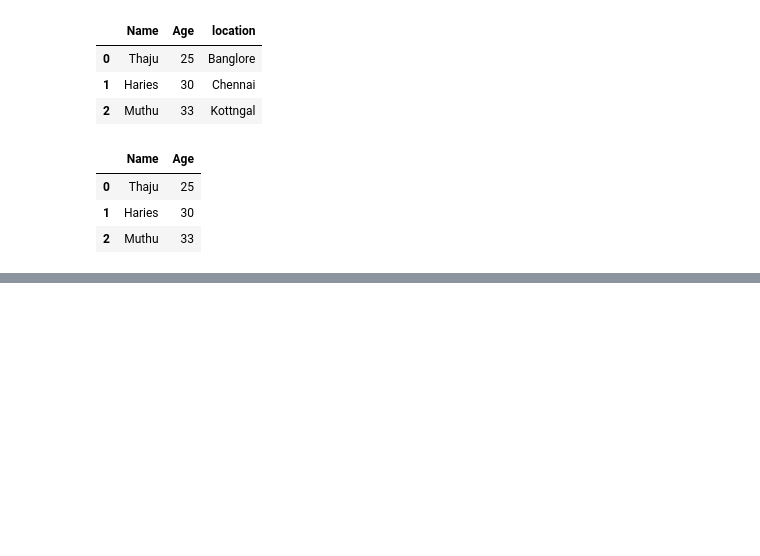
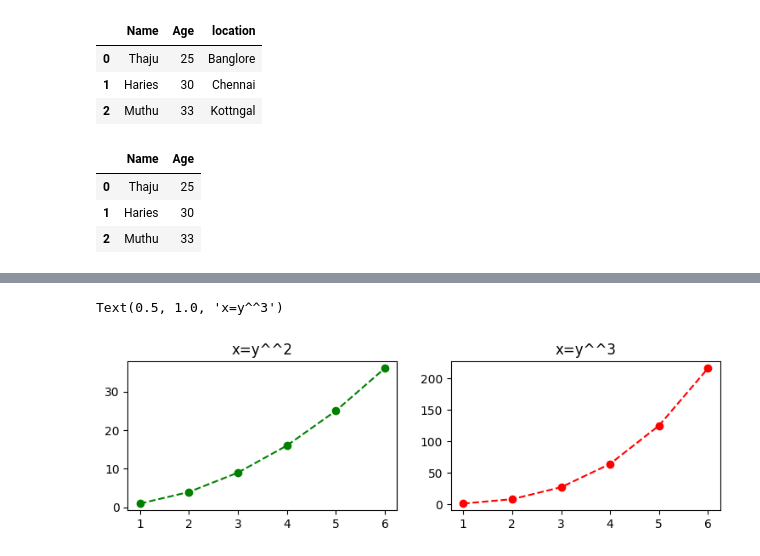
Before and after one commit to Thaju007/DataScience_KN, a Jupyter notebook: pandas.ipynb, the cells around one changed output, grey strips where cells are left out. Cells and saved outputs as stored; diff of their text form; code cells hidden in the pictures; blank space fills up the shorter version.

```diff
--- a/pandas.ipynb
+++ b/pandas.ipynb
@@ -93,0 +227,18 @@ display(df)
+# %%
+##Multiple Plots
+x =[1,2,3,4,5,6]
+y1 = [1,4,9,16,25,36]
+y2 = [1,8,27,64,125,216]
+
+plt.figure(figsize=(9,5))
+
+plt.subplot(2,2,1) # Divide the figure into 1 row, 2 columns, and select the first subplot
+plt.plot(x,y1,color = 'green' ,marker ="o",linestyle='--')
+plt.title("x=y^^2")
+
+plt.subplot(2,2,2) # Divide the figure into 1 row, 2 columns, and select the second subplot
+plt.plot(x,y2,color = 'red' ,marker ="o",linestyle='--')
+plt.title("x=y^^3")
+# %% [output]
+Text(0.5, 1.0, 'x=y^^3')
+[figure, added]
```
Also changed, not shown: parts of 27 cells of this notebook.
